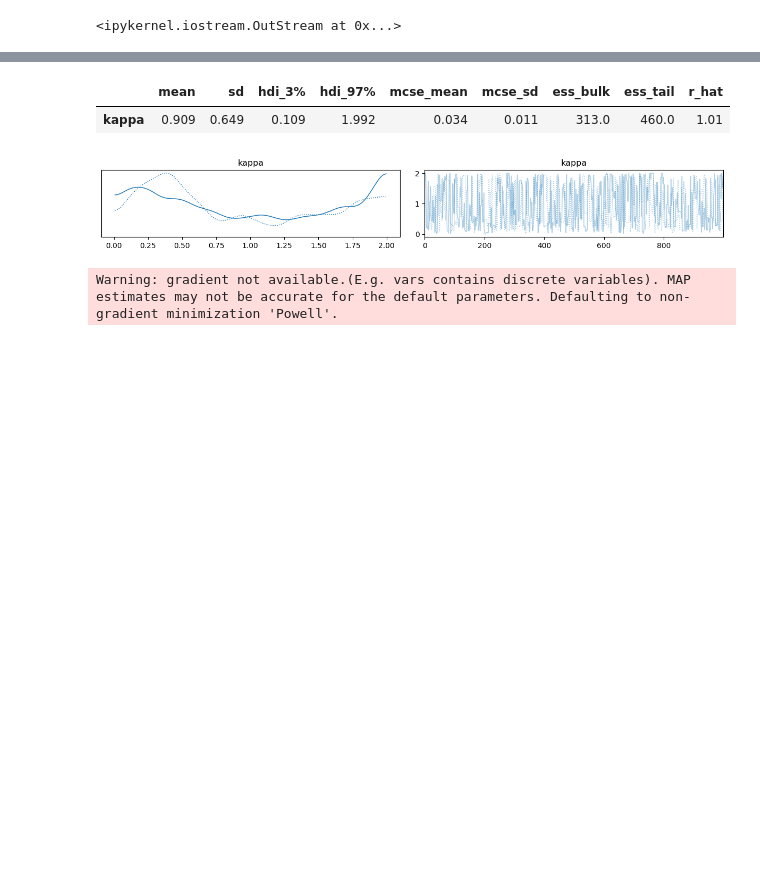
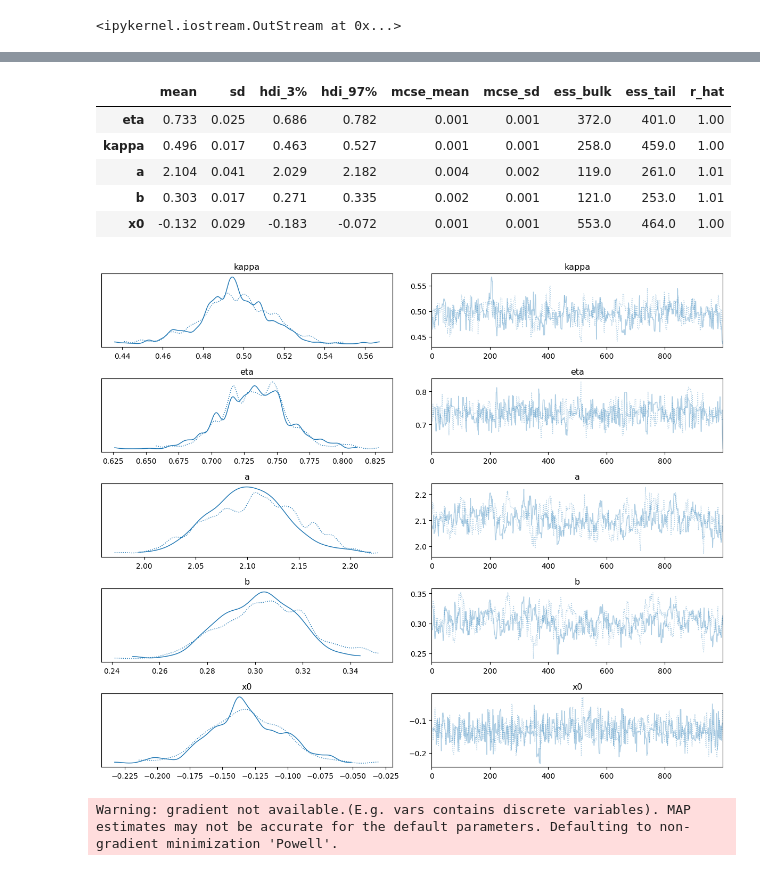
Before and after one commit to AndrewZhang599/efficient-fpt, a Jupyter notebook: andrew_notebooks/pymc_likelihood.ipynb, the cells around one changed output, grey strips where cells are left out. Drawn from its saved outputs; the diff is of its cells as text; code cells hidden in the pictures; blank space fills up the shorter version.

```diff
--- a/andrew_notebooks/pymc_likelihood.ipynb
+++ b/andrew_notebooks/pymc_likelihood.ipynb
@@ -234,8 +234,10 @@ class ADDMLik(Op):
         flag = pt.as_tensor_variable(flag)
         sacc = pt.as_tensor_variable(sacc)
         length = pt.as_tensor_variable(length)
+
+        inputs = [mu1, mu2, rt, choice,flag, sacc, length, max_d, sigma, a, b, x0]
         outputs = [pt.scalar(dtype=DATA_TYPE)]
-        return Apply(self, [mu1, mu2, rt, choice,flag, sacc, length, max_d, sigma, a, b, x0], outputs)
+        return Apply(self, inputs, outputs)
 
     def perform(self, node, inputs, outputs):
         mu1, mu2, rt, choice, flag, sacc, length, max_d, sigma, a, b, x0 = inputs
@@ -254,7 +256,8 @@ class ADDMLik(Op):
             x0,
             num_threads=64,
         )
-        outputs[0][0] = np.array(output, dtype=DATA_TYPE)
+        loglik = -len(rt) * output
+        outputs[0][0] = np.array(loglik, dtype=DATA_TYPE)
 # %%
 loglike_op = ADDMLik()
 test_loglike = loglike_op(mu1_true_data, mu2_true_data, rt_data, choice_data, flag_data, sacc_data, length_data, max_d, sigma, a, b, x0,)
@@ -329,22 +332,22 @@ with pm.Model() as model_small:
     r2 = pm.Data("r2", r2_data_small)
     max_d = pm.Data("max_d", max_d_small)
 
-    # eta = pm.Beta("eta", alpha=2, beta=2, initval=0.7)
+    eta = pm.Beta("eta", alpha=2, beta=2, initval=0.7)
     kappa = pm.Truncated("kappa", pm.Gamma.dist(alpha=2, beta=4), lower=0, upper=2, initval=0.5)
-    # a = pm.Truncated("a", pm.Gamma.dist(alpha=2.0, beta=1), lower=0, upper=10, initval=2.1)
+    a = pm.Truncated("a", pm.Gamma.dist(alpha=2.0, beta=1), lower=0, upper=10, initval=2.1)
 
-    # b_raw = pm.Beta("b_raw", alpha=2, beta=2, initval=0.3) # upper bound should be determined by a / maximum RT
-    # b_transform = pm.Deterministic("b", b_raw * (a / max_rt))
+    b_raw = pm.Beta("b_raw", alpha=2, beta=2, initval=0.3) # upper bound should be determined by a / maximum RT
+    b_transform = pm.Deterministic("b", b_raw * (a / max_rt))
 
-    # x0_raw = pm.Beta("x0_raw", alpha=2.0, beta=2.0)
-    # x0_transform = pm.Deterministic("x0", -a + 2.0 * a * x0_raw)
+    x0_raw = pm.Beta("x0_raw", alpha=2.0, beta=2.0)
+    x0_transform = pm.Deterministic("x0", -a + 2.0 * a * x0_raw)
 
     # constant params
-    b_transform = 0.3
+    # b_transform = 0.3
     # kappa = 0.5
-    eta = 0.7
-    x0_transform = -0.2
-    a = 2.1
+    # eta = 0.7
+    # x0_transform = -0.2
+    # a = 2.1
 
     mu1 = pm.Deterministic("mu1", kappa * (r1 - eta * r2))
     mu2 = pm.Deterministic("mu2", kappa * (eta * r1 - r2))
@@ -396,18 +406,22 @@ We recommend running at least 4 chains for robust computation of convergence dia
 # %%
 import arviz as az
 
-# az.summary(idata, var_names = ['eta', 'kappa', 'a', 'b', 'x0'])
-az.summary(idata, var_names = ['kappa'])
+az.summary(idata, var_names = ['eta', 'kappa', 'a', 'b', 'x0'])
+# az.summary(idata, var_names = ['kappa'])
 # %% [output]
 |  | mean | sd | hdi_3% | hdi_97% | mcse_mean | mcse_sd | ess_bulk | ess_tail | r_hat |
-| kappa | 0.909 | 0.649 | 0.109 | 1.992 | 0.034 | 0.011 | 313.0 | 460.0 | 1.01 |
+| eta | 0.733 | 0.025 | 0.686 | 0.782 | 0.001 | 0.001 | 372.0 | 401.0 | 1.00 |
+| kappa | 0.496 | 0.017 | 0.463 | 0.527 | 0.001 | 0.001 | 258.0 | 459.0 | 1.00 |
+| a | 2.104 | 0.041 | 2.029 | 2.182 | 0.004 | 0.002 | 119.0 | 261.0 | 1.01 |
+| b | 0.303 | 0.017 | 0.271 | 0.335 | 0.002 | 0.001 | 121.0 | 253.0 | 1.01 |
+| x0 | -0.132 | 0.029 | -0.183 | -0.072 | 0.001 | 0.001 | 553.0 | 464.0 | 1.00 |
 # %%
 import matplotlib.pyplot as plt
 
-az.plot_trace(idata, var_names = ['kappa'])
+az.plot_trace(idata, var_names = ['kappa', 'eta', 'a', 'b', 'x0'])
 plt.tight_layout()
 # %% [output]
-[figure, old version]
+[figure, new version]
 # %%
 # define MLE model for simulated dataset
 
```
Also changed, not shown: parts of 6 cells of this notebook.
